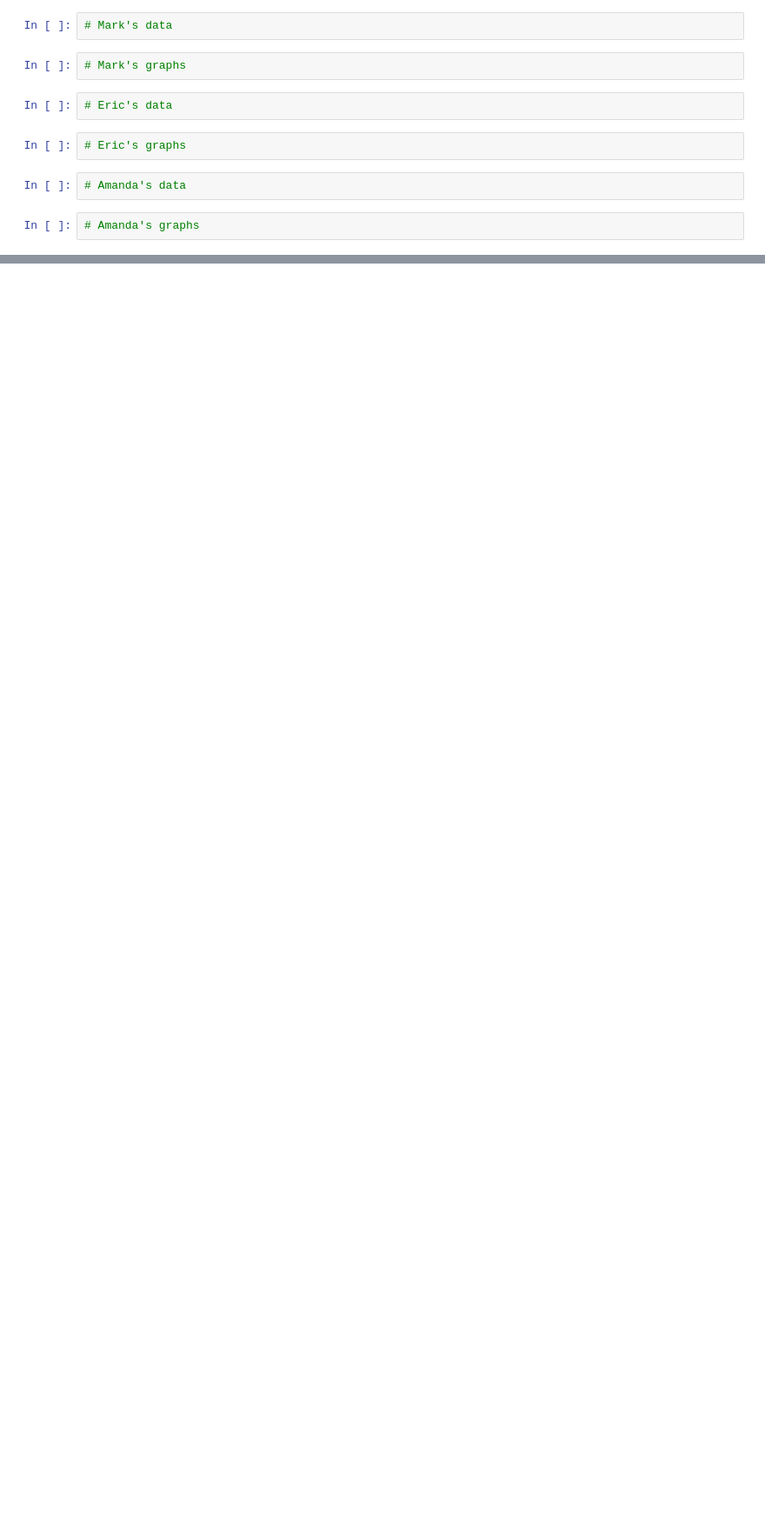
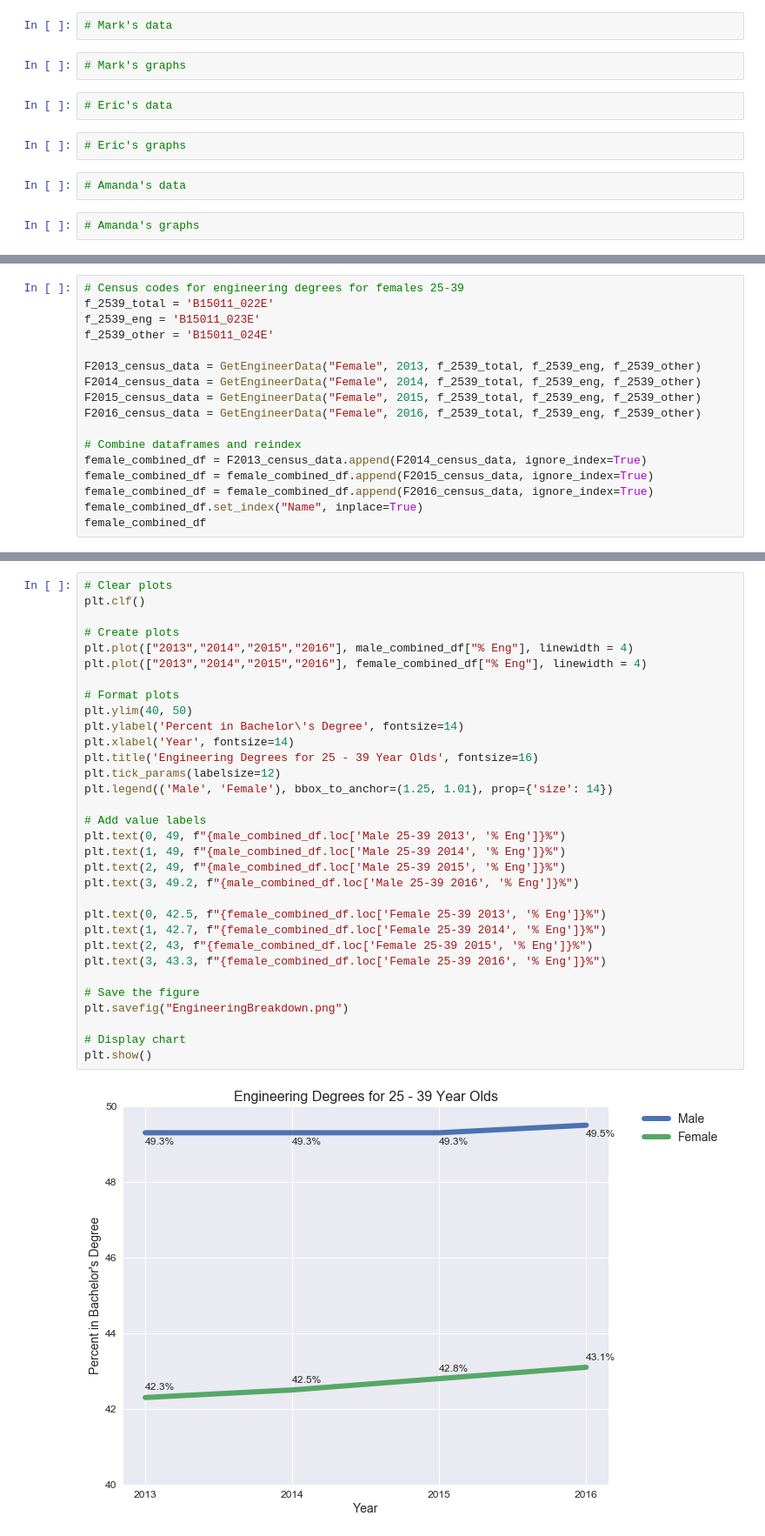
Before and after one commit to spencerrand/Census-Data-Analysis, a Jupyter notebook: Census.ipynb, the cells around one changed output, grey strips where cells are left out. Shown at 87% size. Cells and saved outputs as stored; diff of their text form; blank space fills up the shorter version.

```diff
--- a/Census.ipynb
+++ b/Census.ipynb
@@ -65,0 +221,17 @@ plt.show()
+# %%
+# Census codes for engineering degrees for females 25-39
+f_2539_total = 'B15011_022E'
+f_2539_eng = 'B15011_023E'
+f_2539_other = 'B15011_024E'
+
+F2013_census_data = GetEngineerData("Female", 2013, f_2539_total, f_2539_eng, f_2539_other)
+F2014_census_data = GetEngineerData("Female", 2014, f_2539_total, f_2539_eng, f_2539_other)
+F2015_census_data = GetEngineerData("Female", 2015, f_2539_total, f_2539_eng, f_2539_other)
+F2016_census_data = GetEngineerData("Female", 2016, f_2539_total, f_2539_eng, f_2539_other)
+
+# Combine dataframes and reindex
+female_combined_df = F2013_census_data.append(F2014_census_data, ignore_index=True)
+female_combined_df = female_combined_df.append(F2015_census_data, ignore_index=True)
+female_combined_df = female_combined_df.append(F2016_census_data, ignore_index=True)
+female_combined_df.set_index("Name", inplace=True)
+female_combined_df
@@ -65,0 +245,34 @@ plt.show()
+# %%
+# Clear plots
+plt.clf()
+
+# Create plots
+plt.plot(["2013","2014","2015","2016"], male_combined_df["% Eng"], linewidth = 4)
+plt.plot(["2013","2014","2015","2016"], female_combined_df["% Eng"], linewidth = 4)
+
+# Format plots
+plt.ylim(40, 50)
+plt.ylabel('Percent in Bachelor\'s Degree', fontsize=14)
+plt.xlabel('Year', fontsize=14)
+plt.title('Engineering Degrees for 25 - 39 Year Olds', fontsize=16)
+plt.tick_params(labelsize=12)
+plt.legend(('Male', 'Female'), bbox_to_anchor=(1.25, 1.01), prop={'size': 14})
+
+# Add value labels
+plt.text(0, 49, f"{male_combined_df.loc['Male 25-39 2013', '% Eng']}%")
+plt.text(1, 49, f"{male_combined_df.loc['Male 25-39 2014', '% Eng']}%")
+plt.text(2, 49, f"{male_combined_df.loc['Male 25-39 2015', '% Eng']}%")
+plt.text(3, 49.2, f"{male_combined_df.loc['Male 25-39 2016', '% Eng']}%")
+
+plt.text(0, 42.5, f"{female_combined_df.loc['Female 25-39 2013', '% Eng']}%")
+plt.text(1, 42.7, f"{female_combined_df.loc['Female 25-39 2014', '% Eng']}%")
+plt.text(2, 43, f"{female_combined_df.loc['Female 25-39 2015', '% Eng']}%")
+plt.text(3, 43.3, f"{female_combined_df.loc['Female 25-39 2016', '% Eng']}%")
+
+# Save the figure
+plt.savefig("EngineeringBreakdown.png")
+
+# Display chart
+plt.show()
+# %% [output]
+[figure, added]
```
Also changed, not shown: parts of 14 cells of this notebook.
